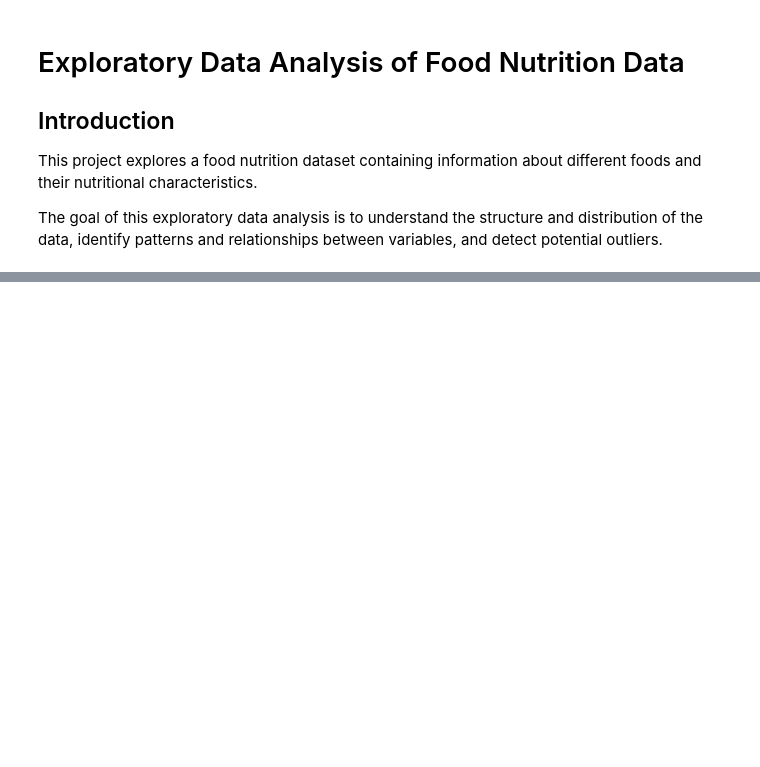
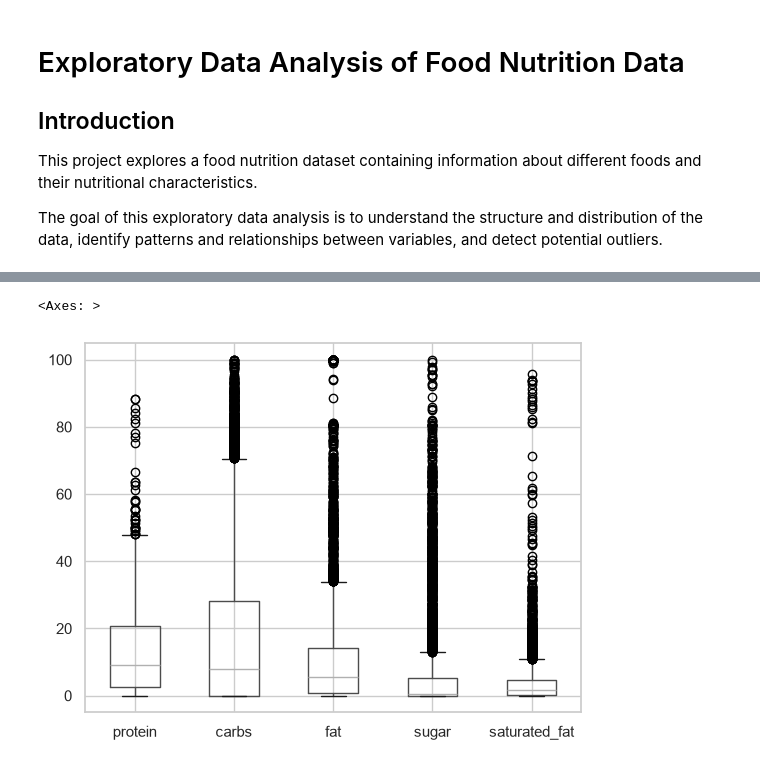
Before and after one commit to BryantChen0/EDA, a Jupyter notebook: EDA.ipynb, the cells around one changed output, grey strips where cells are left out. Saved outputs shown, nothing was run; the diff lists cells and outputs as text; code cells hidden in the pictures; blank space fills up the shorter version.

```diff
--- a/EDA.ipynb
+++ b/EDA.ipynb
@@ -68,0 +102,5 @@ dtype: int64
+# %%
+df[['protein', 'carbs', 'fat', 'sugar', 'saturated_fat']].boxplot()
+# %% [output]
+<Axes: >
+[figure, added]
```
Also changed, not shown: parts of 16 cells of this notebook.
